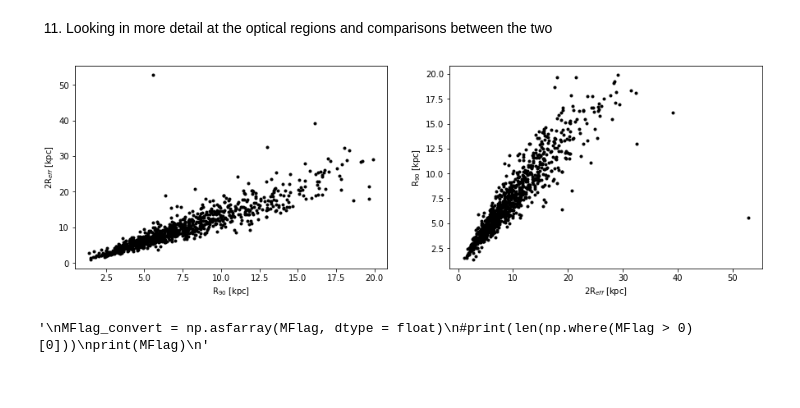
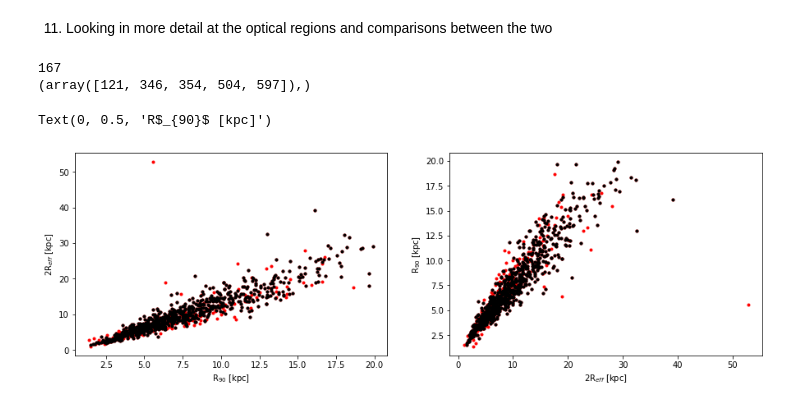
Before and after one commit to Luke-Williams-01/Luke-Williams-01, a Jupyter notebook: ICRARproject.ipynb, the cells around one changed output. Cells and saved outputs as stored; diff of their text form; code cells hidden in the pictures.

```diff
--- a/ICRARproject.ipynb
+++ b/ICRARproject.ipynb
@@ -1165,34 +1147,35 @@ print(len(effRtor90))
 820
 # %% [markdown]
 11) Looking in more detail at the optical regions and comparisons between the two
+# %%
+# Looking at the model flags from the decomposition dataset of Cook et al 2019
+print(len(np.where(MFlag > 0)[0]))
+MFlag0 = np.delete(MFlag, (np.where(MFlag > 1)))
+print(np.where(effRkpc > 30))
+# %% [output]
+167
+(array([121, 346, 354, 504, 597]),)
 # %%
-# r90
-#R90kpc = np.delete(Rkpc, (np.where(effRkpc < Rkpc)[0]))
 R90kpc = Rkpc
-# Reff * 2
-#Reffkpc = np.delete(effRkpc, (np.where(effRkpc < Rkpc)[0]))
 Reffkpc = effRkpc
+ReffkpcFlag = np.delete(effRkpc, (np.where(MFlag > 0)))
+R90kpcFlag = np.delete(Rkpc, (np.where(MFlag > 0)))
 # To determine how closely the two radii relate to each other, we plot them against each other
 plt.figure(figsize = (15,10))
 plt.subplot(221)
-plt.plot(R90kpc, Reffkpc, 'k.')
+plt.plot(R90kpc, Reffkpc, 'r.', label='')
+plt.plot(R90kpcFlag, ReffkpcFlag, 'k.')
 plt.ylabel('2R$_{eff}$ [kpc]')
 plt.xlabel('R$_{90}$ [kpc]')
 
 plt.subplot(222)
-plt.plot(Reffkpc, R90kpc, 'k.')
+plt.plot(Reffkpc, R90kpc, 'r.')
+plt.plot(ReffkpcFlag, R90kpcFlag, 'k.')
 plt.xlabel('2R$_{eff}$ [kpc]')
-plt.ylabel('R$_{90}$ [kpc]');
+plt.ylabel('R$_{90}$ [kpc]')
 # %% [output]
+Text(0, 0.5, 'R$_{90}$ [kpc]')
-[figure, old version]
+[figure, new version]
-# %%
-'''
-MFlag_convert = np.asfarray(MFlag, dtype = float)
-#print(len(np.where(MFlag > 0)[0]))
-print(MFlag)
-'''
-# %% [output]
-'\nMFlag_convert = np.asfarray(MFlag, dtype = float)\n#print(len(np.where(MFlag > 0)[0]))\nprint(MFlag)\n'
 # %%
 # Calculating the ratio between the radii of the two definitions of the optical regions
 Rratio90 = R90kpc / Reffkpc
```
Also changed, not shown: parts of 7 cells of this notebook.
